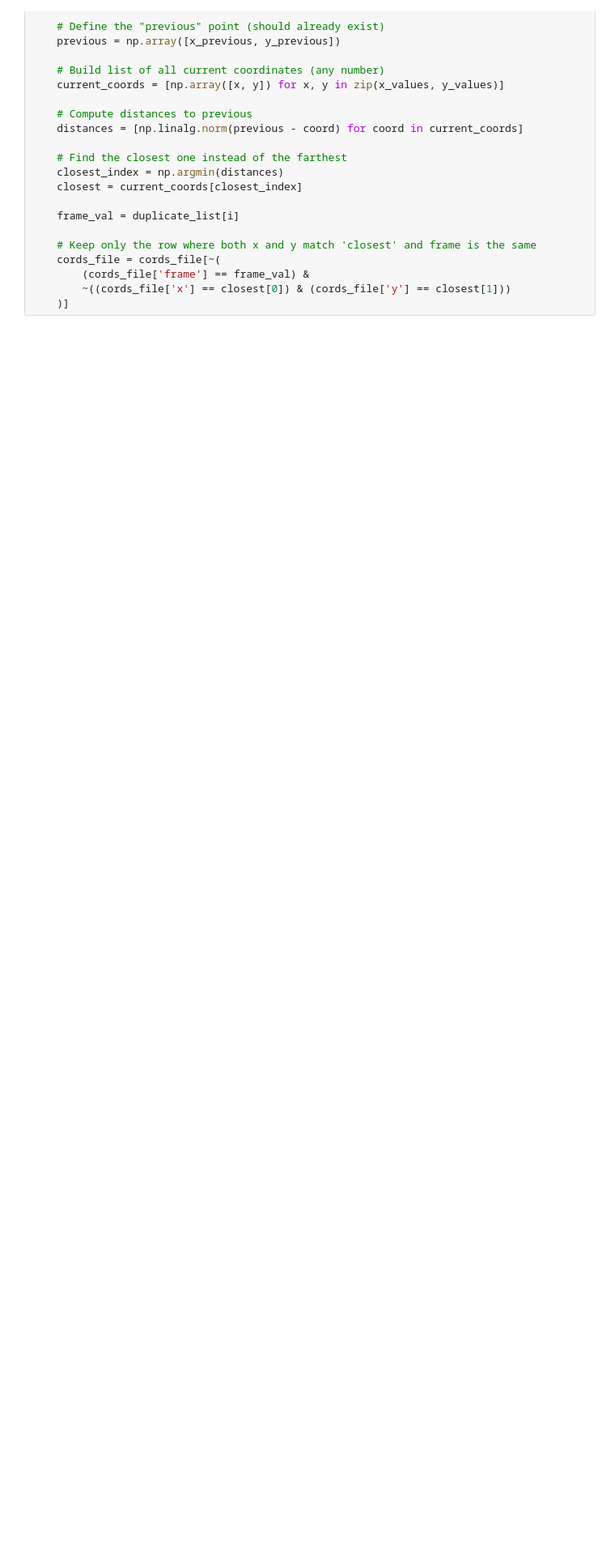
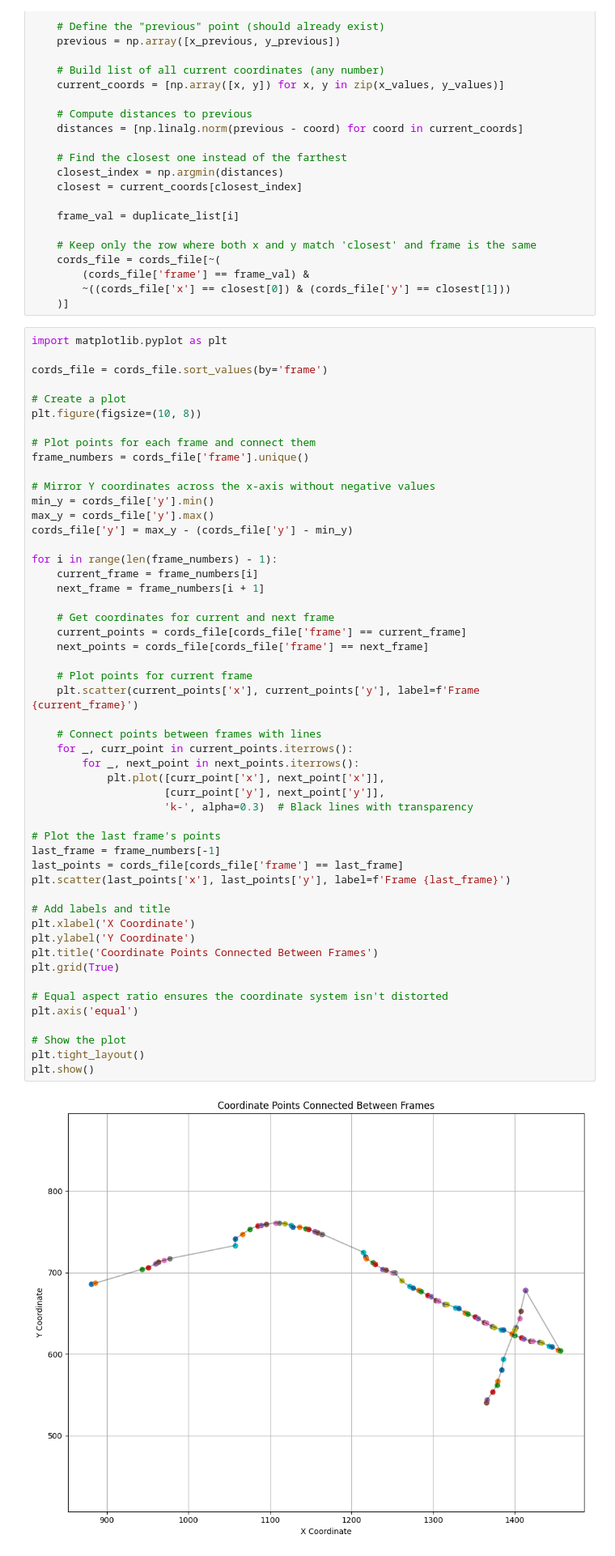
Before and after one commit to denisthefirst/var-ai, a Jupyter notebook: notebooks/process_coordinates.ipynb, the cells around one changed output. Shown: that part at 81% size. Cells and saved outputs as stored; diff of their text form; blank space fills up the shorter version.

```diff
--- a/notebooks/process_coordinates.ipynb
+++ b/notebooks/process_coordinates.ipynb
@@ -60,6 +113,59 @@ for i in range(len(duplicate_list)):
         (cords_file['frame'] == frame_val) &
         ~((cords_file['x'] == closest[0]) & (cords_file['y'] == closest[1]))
     )]
+# %%
+import matplotlib.pyplot as plt
+
+cords_file = cords_file.sort_values(by='frame')
+
+# Create a plot
+plt.figure(figsize=(10, 8))
+
+# Plot points for each frame and connect them
+frame_numbers = cords_file['frame'].unique()
+
+# Mirror Y coordinates across the x-axis without negative values
+min_y = cords_file['y'].min()
+max_y = cords_file['y'].max()
+cords_file['y'] = max_y - (cords_file['y'] - min_y)
+
+for i in range(len(frame_numbers) - 1):
+    current_frame = frame_numbers[i]
+    next_frame = frame_numbers[i + 1]
+
+    # Get coordinates for current and next frame
+    current_points = cords_file[cords_file['frame'] == current_frame]
+    next_points = cords_file[cords_file['frame'] == next_frame]
+
+    # Plot points for current frame
+    plt.scatter(current_points['x'], current_points['y'], label=f'Frame {current_frame}')
+
+    # Connect points between frames with lines
+    for _, curr_point in current_points.iterrows():
+        for _, next_point in next_points.iterrows():
+            plt.plot([curr_point['x'], next_point['x']],
+                     [curr_point['y'], next_point['y']],
+                     'k-', alpha=0.3)  # Black lines with transparency
+
+# Plot the last frame's points
+last_frame = frame_numbers[-1]
+last_points = cords_file[cords_file['frame'] == last_frame]
+plt.scatter(last_points['x'], last_points['y'], label=f'Frame {last_frame}')
+
+# Add labels and title
+plt.xlabel('X Coordinate')
+plt.ylabel('Y Coordinate')
+plt.title('Coordinate Points Connected Between Frames')
+plt.grid(True)
+
+# Equal aspect ratio ensures the coordinate system isn't distorted
+plt.axis('equal')
+
+# Show the plot
+plt.tight_layout()
+plt.show()
+# %% [output]
+[figure, added]
 # %%
 
 i = 0
```
Also changed, not shown: parts of 4 cells of this notebook, 5 other files.
